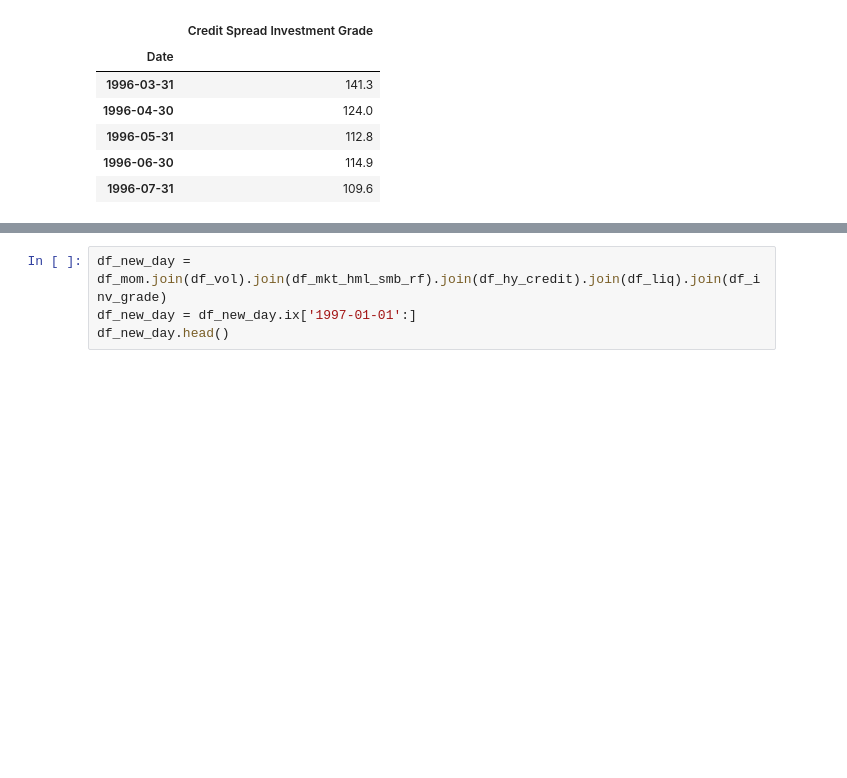
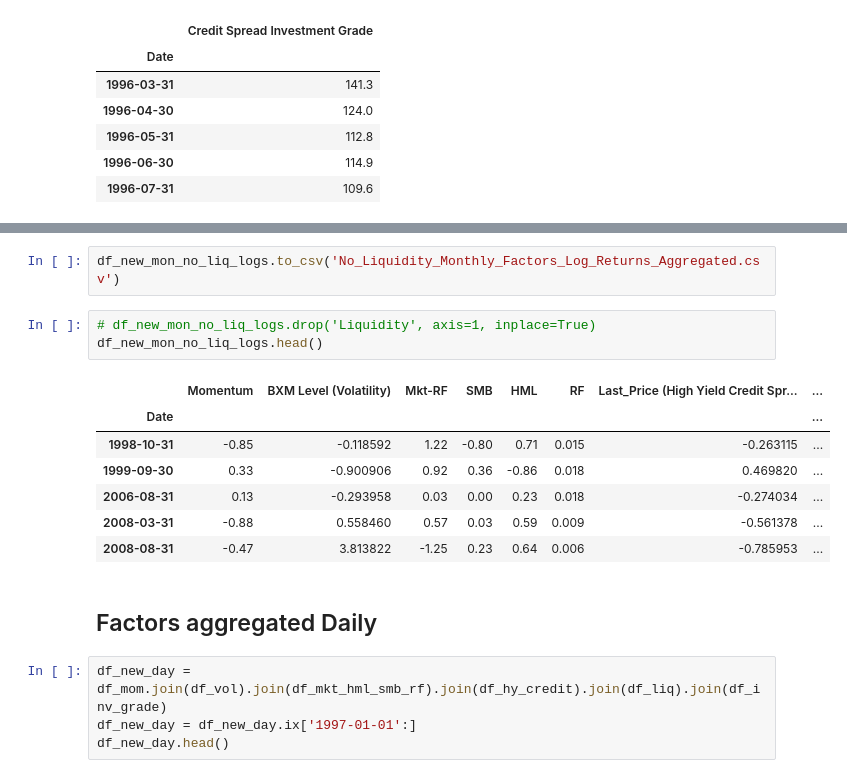
Before and after one commit to yiran06/Dynamic_Factor_Timing_Project, a Jupyter notebook: Factor_Aggregation.ipynb, the cells around one changed output, grey strips where cells are left out. Saved outputs shown, nothing was run; the diff lists cells and outputs as text; blank space fills up the shorter version.

```diff
--- a/Factor_Aggregation.ipynb
+++ b/Factor_Aggregation.ipynb
@@ -245,3 +215,18 @@ df_new_mon.to_csv('Monthly_Factors_Log_Returns_Aggregated.csv')
+# %%
+df_new_mon_no_liq_logs.to_csv('No_Liquidity_Monthly_Factors_Log_Returns_Aggregated.csv')
+# %%
+# df_new_mon_no_liq_logs.drop('Liquidity', axis=1, inplace=True)
+df_new_mon_no_liq_logs.head()
+# %% [output]
+|  | Momentum | BXM Level (Volatility) | Mkt-RF | SMB | HML | RF | Last_Price (High Yield Credit Spr... | ... |
+| Date |  |  |  |  |  |  |  | ... |
+| 1998-10-31 | -0.85 | -0.118592 | 1.22 | -0.80 | 0.71 | 0.015 | -0.263115 | ... |
+| 1999-09-30 | 0.33 | -0.900906 | 0.92 | 0.36 | -0.86 | 0.018 | 0.469820 | ... |
+| 2006-08-31 | 0.13 | -0.293958 | 0.03 | 0.00 | 0.23 | 0.018 | -0.274034 | ... |
+| 2008-03-31 | -0.88 | 0.558460 | 0.57 | 0.03 | 0.59 | 0.009 | -0.561378 | ... |
+| 2008-08-31 | -0.47 | 3.813822 | -1.25 | 0.23 | 0.64 | 0.006 | -0.785953 | ... |
+# %% [markdown]
+## Factors aggregated Daily
 # %%
 df_new_day = df_mom.join(df_vol).join(df_mkt_hml_smb_rf).join(df_hy_credit).join(df_liq).join(df_inv_grade)
 df_new_day = df_new_day.ix['1997-01-01':]
```
Also changed, not shown: parts of 15 cells of this notebook.
